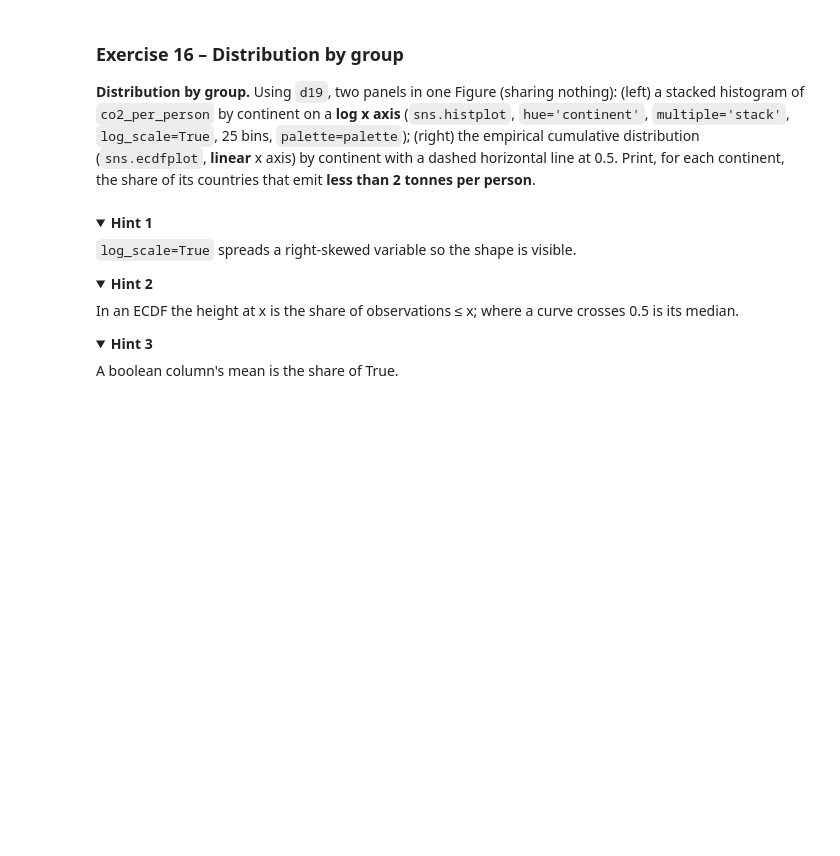
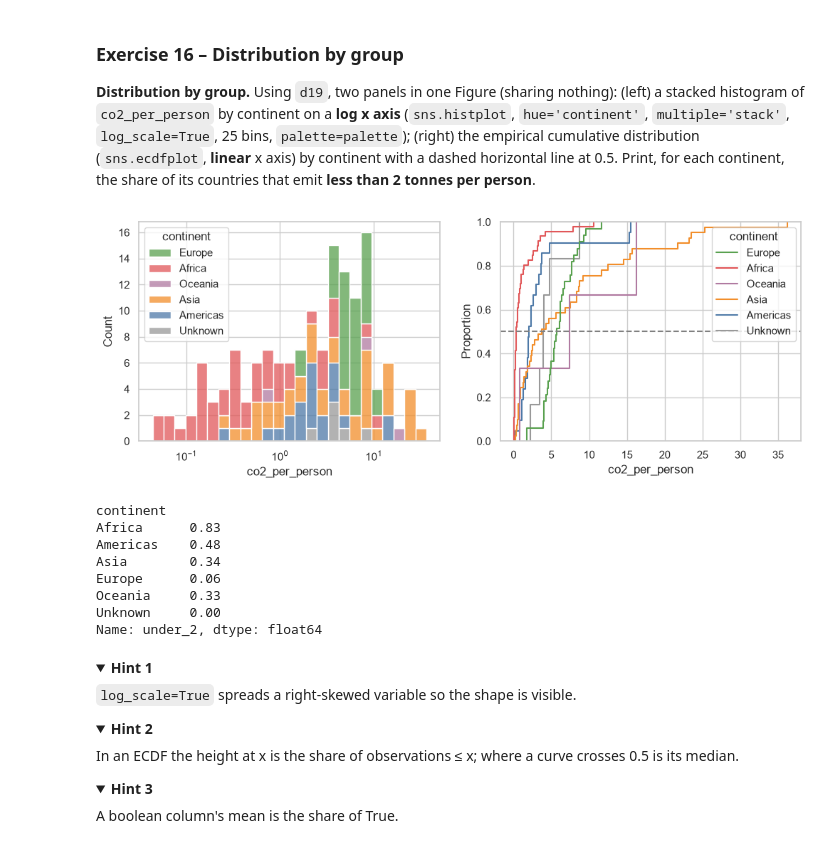
Before and after one commit to OrangeBoop/Lab02, a Jupyter notebook: Lab3/Lab3-Persky Idan 215548512 , Golan Amir 216264333.ipynb, the cells around one changed output. Drawn from its saved outputs; the diff is of its cells as text; code cells hidden in the pictures; folded sections open; blank space fills up the shorter version.

```diff
--- a/Lab3/Lab3-Persky Idan 215548512 , Golan Amir 216264333.ipynb
+++ b/Lab3/Lab3-Persky Idan 215548512 , Golan Amir 216264333.ipynb
@@ -859,7 +916,28 @@ Self-check: your table has 6 rows (five continents and `Unknown`), sorted by med
 **Distribution by group.** Using `d19`, two panels in one Figure (sharing nothing): (left) a stacked histogram of `co2_per_person` by continent on a **log x axis** (`sns.histplot`, `hue='continent'`, `multiple='stack'`, `log_scale=True`, 25 bins, `palette=palette`); (right) the empirical cumulative distribution (`sns.ecdfplot`, **linear** x axis) by continent with a dashed horizontal line at 0.5.
 Print, for each continent, the share of its countries that emit **less than 2 tonnes per person**.
 # %%
-# Write your code here
+# Plotting
+
+fig, (ax1, ax2) = plt.subplots(1, 2, figsize=(12,4))
+
+sns.histplot(ax=ax1, data=d19, x="co2_per_person", log_scale=True, multiple="stack", hue="continent", bins=25, palette=palette)
+sns.ecdfplot(ax=ax2, data=d19, x="co2_per_person", hue="continent", palette=palette)
+ax2.axhline(0.5, linestyle="--", color="gray")
+
+plt.show()
+
+# Share of countries that emit less than 2 tons pp
+d19.assign(under_2=d19["co2_per_person"] < 2).groupby("continent")["under_2"].mean().round(2)
+# %% [output]
+[figure, added]
+continent
+Africa      0.83
+Americas    0.48
+Asia        0.34
+Europe      0.06
+Oceania     0.33
+Unknown     0.00
+Name: under_2, dtype: float64
 # %% [markdown]
 <details><summary><b>Hint 1</b></summary>
 
```
Also changed, not shown: parts of 6 cells of this notebook.
